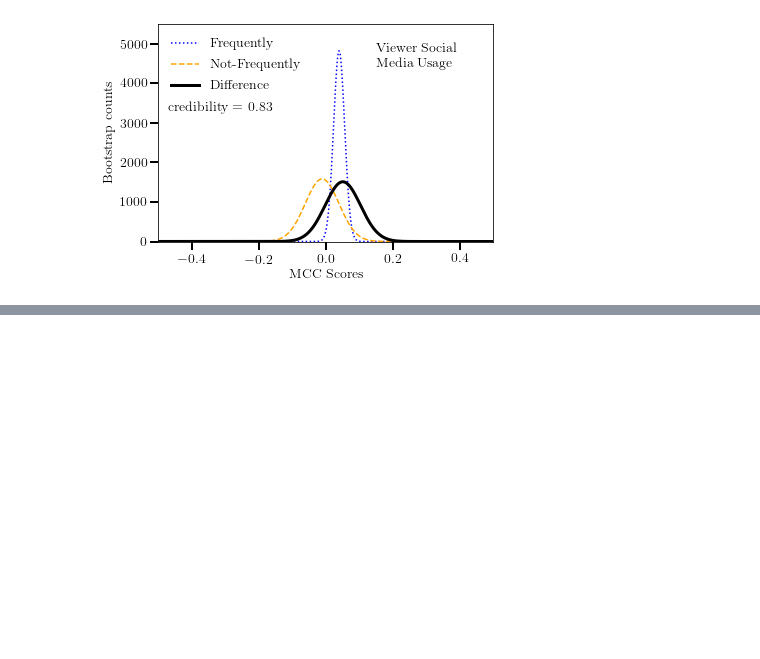
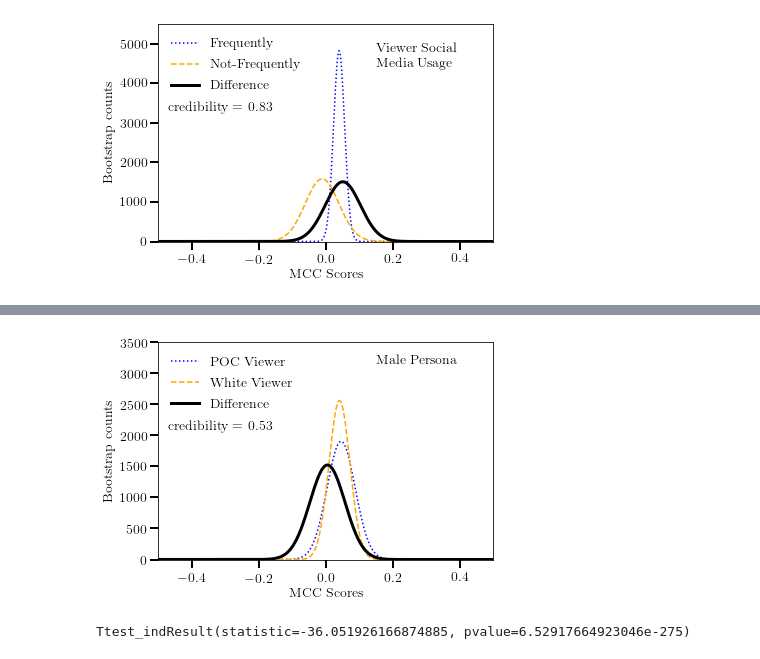
Before and after one commit to juniperlovato/DiverseMisinformationPaper, a Jupyter notebook: Final_Visualizations_of_Bootstrapping_confusion_matrix.ipynb, the cells around one changed output, grey strips where cells are left out. Cells and saved outputs as stored; diff of their text form; code cells hidden in the pictures; blank space fills up the shorter version.

```diff
--- a/Final_Visualizations_of_Bootstrapping_confusion_matrix.ipynb
+++ b/Final_Visualizations_of_Bootstrapping_confusion_matrix.ipynb
@@ -518,0 +548,20 @@ complete_visualization(bootstrap_F,'Frequently',bootstrap_NF,'Not-Frequently',
+# %%
+#Argument key:  array and label, demographic array
+complete_visualization(bootstrap_POC_Male,'POC Viewer',bootstrap_White_Male,'White Viewer', 'Difference', 'Male Persona' ,3500,0.5)
+# %% [output]
+[figure, added]
+# %%
+#Argument key: TP,FN,FP,TN
+# PersonofColor_with_White_video "[[224 246]
+#  [ 83 123]]"
+# # White_with_White_video "[[489 513]
+#  [159 211]]"
+
+
+bootstrap_White_White = generate_corrcoeff(489,513,159,211)
+bootstrap_POC_White = generate_corrcoeff(224,246,83,123)
+
+result_bias_race = ttest_ind(bootstrap_White_White,bootstrap_POC_White,equal_var=False)
+print(result_bias_race)
+# %% [output]
+Ttest_indResult(statistic=-36.051926166874885, pvalue=6.52917664923046e-275)
```
Also changed, not shown: parts of 17 cells of this notebook.
